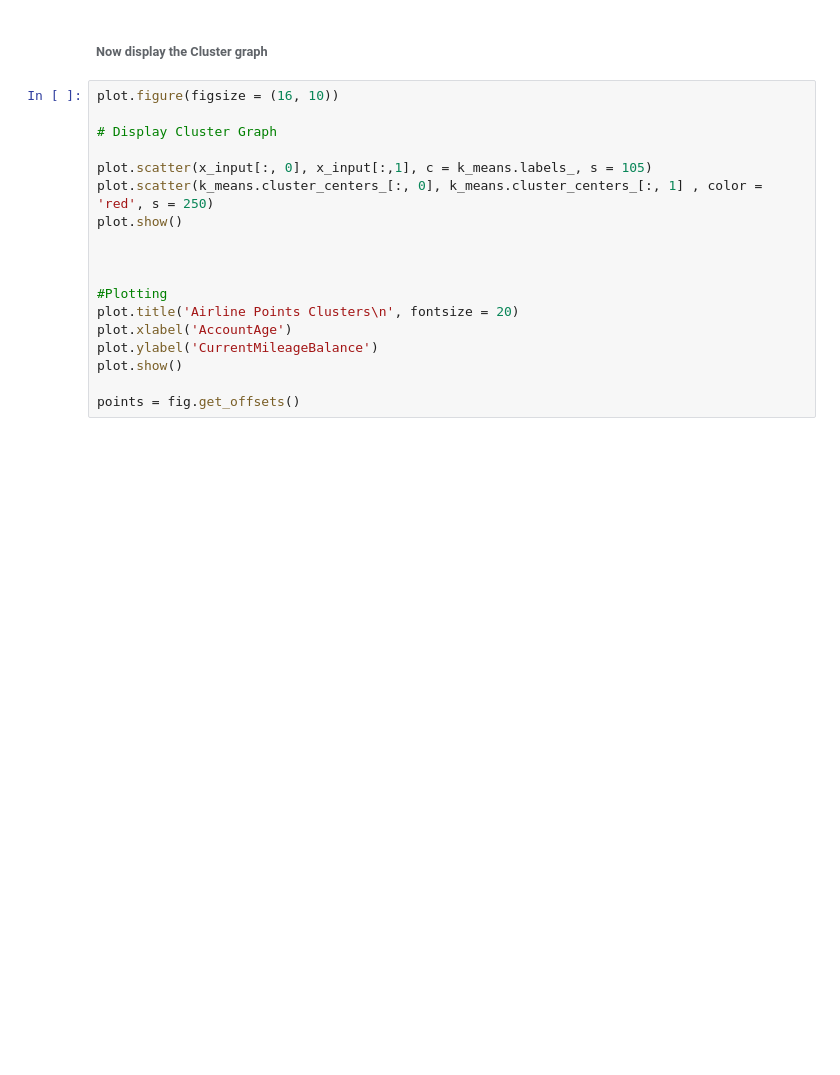
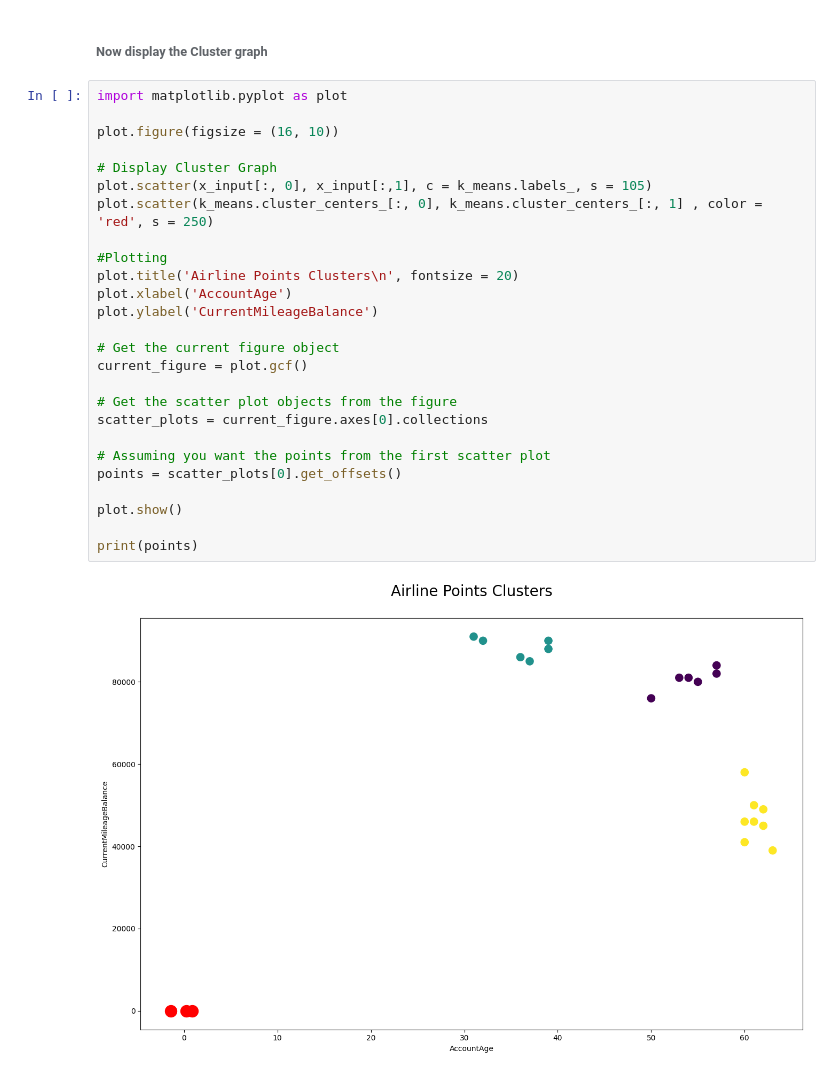
Before and after one commit to GriffsKode/griffskode.github.io, a Jupyter notebook: portfolio/clustering/Airline_KMeans.ipynb, the cells around one changed output. Drawn from its saved outputs; the diff is of its cells as text; blank space fills up the shorter version.

```diff
--- a/portfolio/clustering/Airline_KMeans.ipynb
+++ b/portfolio/clustering/Airline_KMeans.ipynb
@@ -158,20 +192,30 @@ ClusterCenters = k_means.cluster_centers_
 # %% [markdown]
 ###### Now display the Cluster graph
 # %%
+import matplotlib.pyplot as plot
+
 plot.figure(figsize = (16, 10))
 
 # Display Cluster Graph
-
 plot.scatter(x_input[:, 0], x_input[:,1], c = k_means.labels_, s = 105)
 plot.scatter(k_means.cluster_centers_[:, 0], k_means.cluster_centers_[:, 1] , color = 'red', s = 250)
-plot.show()
-
-
 
 #Plotting
 plot.title('Airline Points Clusters\n', fontsize = 20)
 plot.xlabel('AccountAge')
 plot.ylabel('CurrentMileageBalance')
+
+# Get the current figure object
+current_figure = plot.gcf()
+
+# Get the scatter plot objects from the figure
+scatter_plots = current_figure.axes[0].collections
+
+# Assuming you want the points from the first scatter plot
+points = scatter_plots[0].get_offsets()
+
 plot.show()
 
-points = fig.get_offsets()
+print(points)
+# %% [output]
+[figure, added]
```
Also changed, not shown: parts of 7 cells of this notebook.
